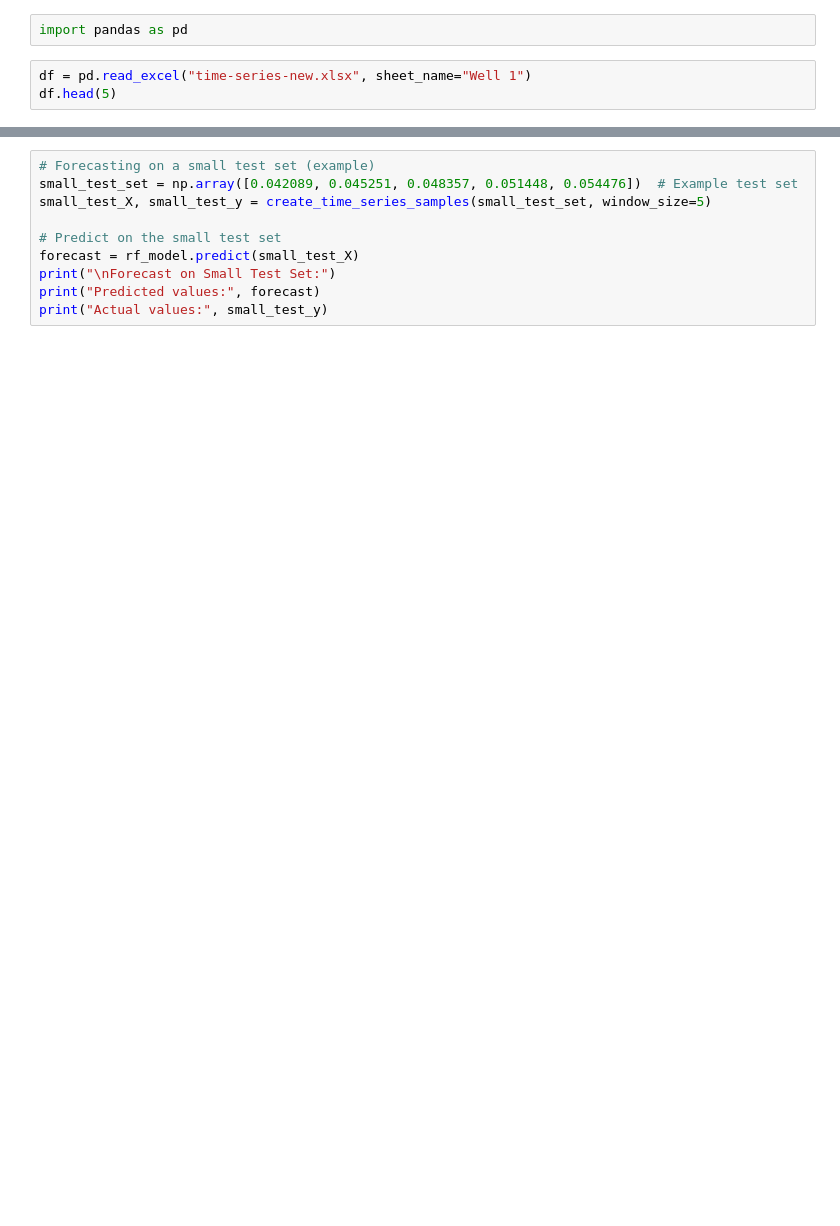
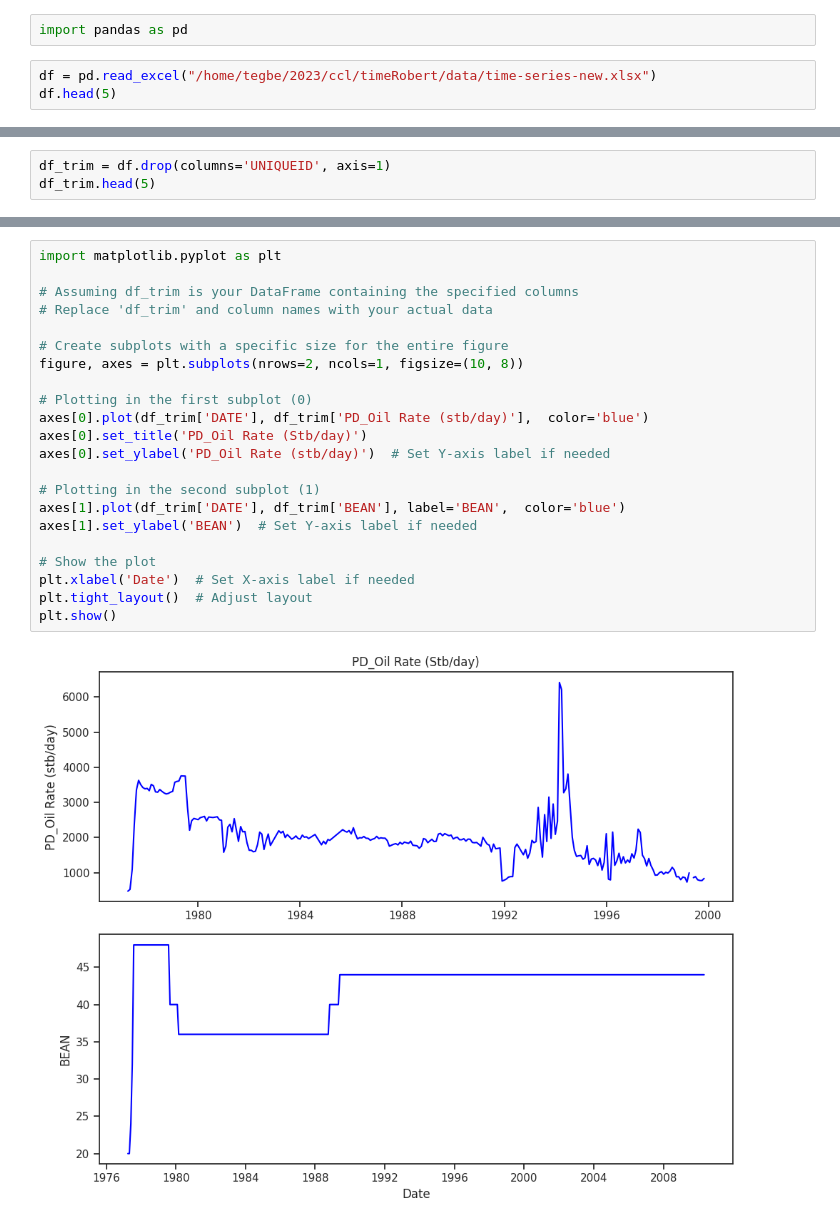
Before and after one commit to thanktua-spp/dca_ml_models, a Jupyter notebook: eda/exploratory data analysis.ipynb, the cells around one changed output, grey strips where cells are left out. Saved outputs shown, nothing was run; the diff lists cells and outputs as text; blank space fills up the shorter version.

Commit message:
Initial data exploration, visualization and split

```diff
--- a/eda/exploratory data analysis.ipynb
+++ b/eda/exploratory data analysis.ipynb
@@ -1,5 +1,5 @@
 # %%
 import pandas as pd
 # %%
-df = pd.read_excel("time-series-new.xlsx", sheet_name="Well 1")
+df = pd.read_excel("/home/tegbe/2023/ccl/timeRobert/data/time-series-new.xlsx")
 df.head(5)
@@ -150,0 +17,3 @@ RandomForestRegressor(random_state=42)
+# %%
+df_trim = df.drop(columns='UNIQUEID', axis=1)
+df_trim.head(5)
@@ -203,10 +32,24 @@ IndexError: list index out of range
-# %%
-# Forecasting on a small test set (example)
-small_test_set = np.array([0.042089, 0.045251, 0.048357, 0.051448, 0.054476])  # Example test set
-small_test_X, small_test_y = create_time_series_samples(small_test_set, window_size=5)
-
-# Predict on the small test set
-forecast = rf_model.predict(small_test_X)
-print("\nForecast on Small Test Set:")
-print("Predicted values:", forecast)
-print("Actual values:", small_test_y)
+# %%
+import matplotlib.pyplot as plt
+
+# Assuming df_trim is your DataFrame containing the specified columns
+# Replace 'df_trim' and column names with your actual data
+
+# Create subplots with a specific size for the entire figure
+figure, axes = plt.subplots(nrows=2, ncols=1, figsize=(10, 8))
+
+# Plotting in the first subplot (0)
+axes[0].plot(df_trim['DATE'], df_trim['PD_Oil Rate (stb/day)'],  color='blue')
+axes[0].set_title('PD_Oil Rate (Stb/day)')
+axes[0].set_ylabel('PD_Oil Rate (stb/day)')  # Set Y-axis label if needed
+
+# Plotting in the second subplot (1)
+axes[1].plot(df_trim['DATE'], df_trim['BEAN'], label='BEAN',  color='blue')
+axes[1].set_ylabel('BEAN')  # Set Y-axis label if needed
+
+# Show the plot
+plt.xlabel('Date')  # Set X-axis label if needed
+plt.tight_layout()  # Adjust layout
+plt.show()
+# %% [output]
+[figure, added]
```
Also changed, not shown: parts of 22 cells of this notebook, 1 other file.
